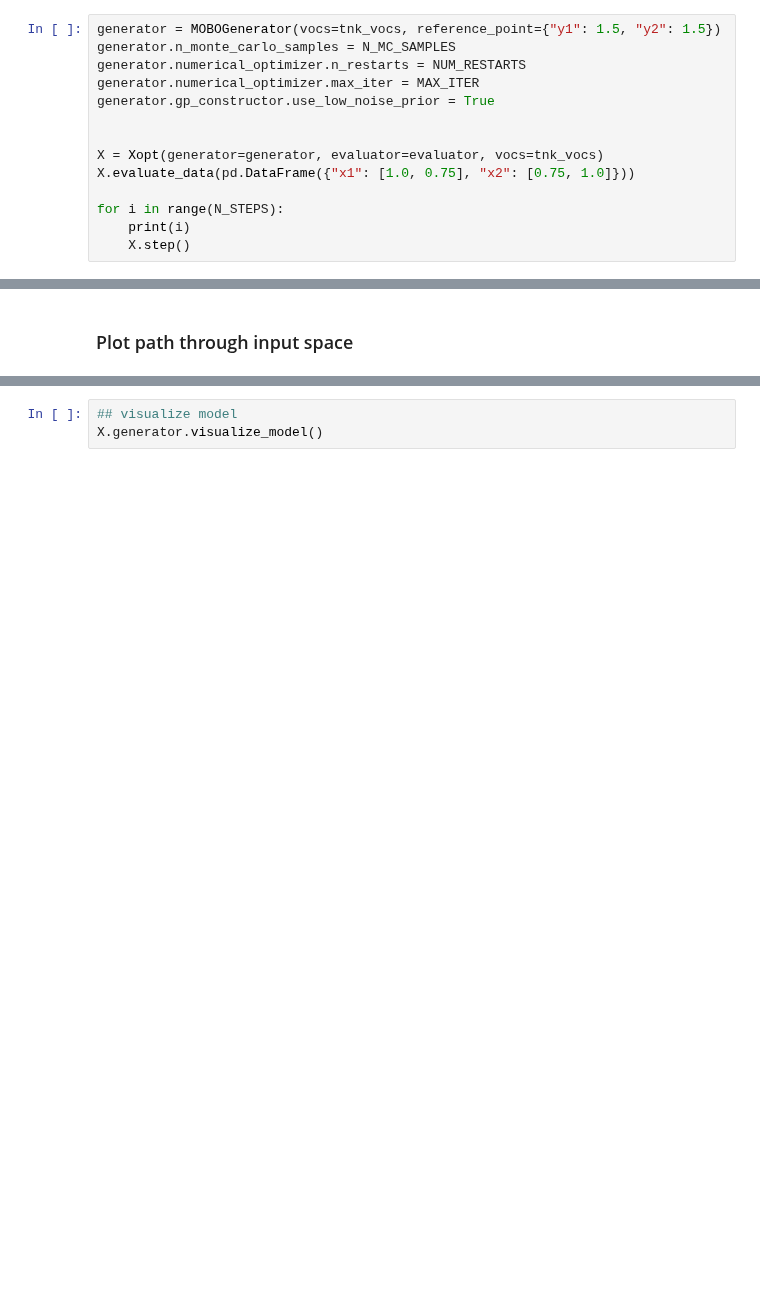
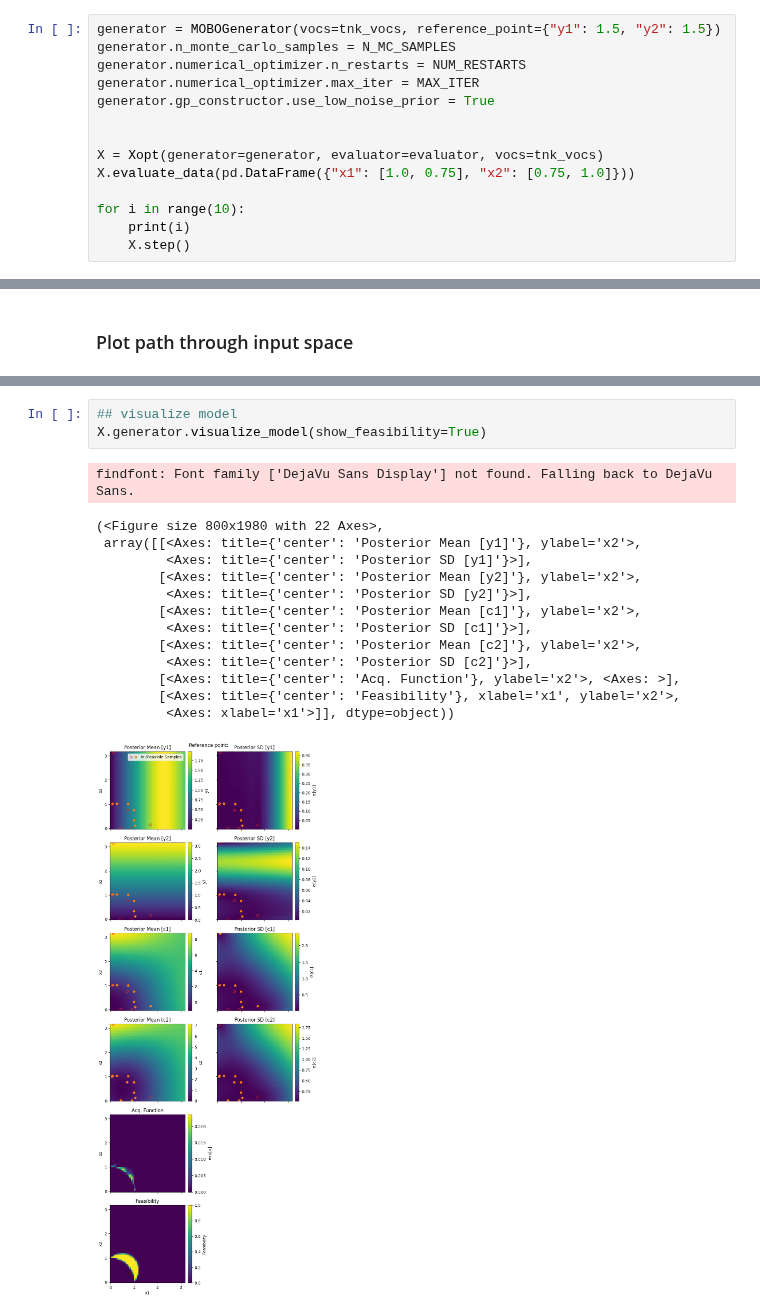
Before and after one commit to xopt-org/Xopt, a Jupyter notebook: docs/examples/multi_objective_bayes_opt/mobo.ipynb, the cells around one changed output, grey strips where cells are left out. Saved outputs shown, nothing was run; the diff lists cells and outputs as text; blank space fills up the shorter version.

```diff
--- a/docs/examples/multi_objective_bayes_opt/mobo.ipynb
+++ b/docs/examples/multi_objective_bayes_opt/mobo.ipynb
@@ -50,6 +52,6 @@ generator.gp_constructor.use_low_noise_prior = True
 X = Xopt(generator=generator, evaluator=evaluator, vocs=tnk_vocs)
 X.evaluate_data(pd.DataFrame({"x1": [1.0, 0.75], "x2": [0.75, 1.0]}))
 
-for i in range(N_STEPS):
+for i in range(10):
     print(i)
     X.step()
@@ -97,3 +128,18 @@ ax.set_aspect("equal")
 # %%
 ## visualize model
-X.generator.visualize_model()
+X.generator.visualize_model(show_feasibility=True)
+# %% [output]
+findfont: Font family ['DejaVu Sans Display'] not found. Falling back to DejaVu Sans.
+(<Figure size 800x1980 with 22 Axes>,
+ array([[<Axes: title={'center': 'Posterior Mean [y1]'}, ylabel='x2'>,
+         <Axes: title={'center': 'Posterior SD [y1]'}>],
+        [<Axes: title={'center': 'Posterior Mean [y2]'}, ylabel='x2'>,
+         <Axes: title={'center': 'Posterior SD [y2]'}>],
+        [<Axes: title={'center': 'Posterior Mean [c1]'}, ylabel='x2'>,
+         <Axes: title={'center': 'Posterior SD [c1]'}>],
+        [<Axes: title={'center': 'Posterior Mean [c2]'}, ylabel='x2'>,
+         <Axes: title={'center': 'Posterior SD [c2]'}>],
+        [<Axes: title={'center': 'Acq. Function'}, ylabel='x2'>, <Axes: >],
+        [<Axes: title={'center': 'Feasibility'}, xlabel='x1', ylabel='x2'>,
+         <Axes: xlabel='x1'>]], dtype=object))
+[figure, added]
```
Also changed, not shown: parts of 6 cells of this notebook, 1 other file.
